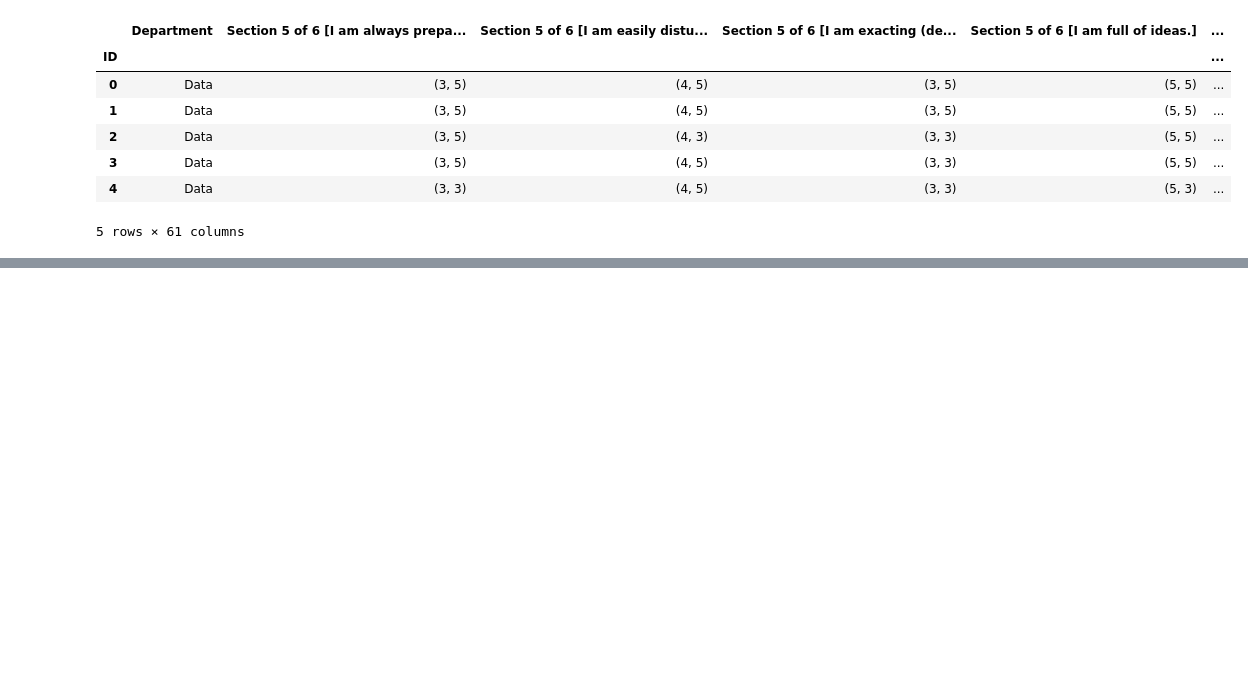
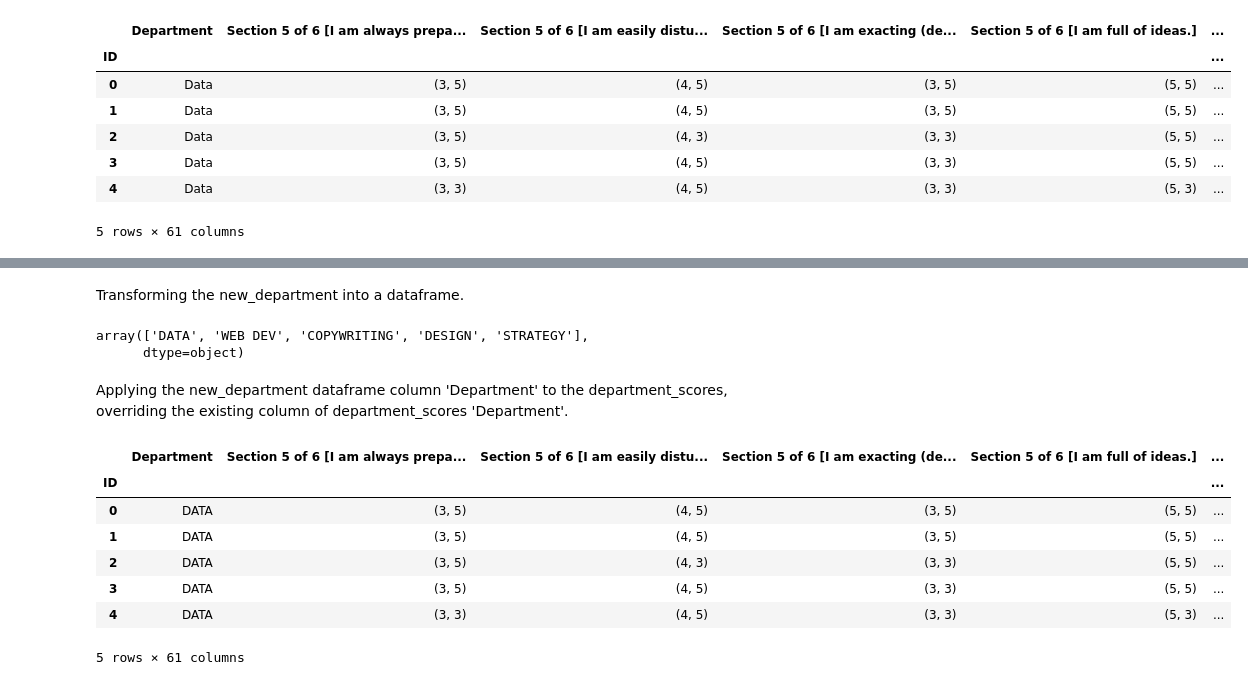
Before and after one commit to Andy-Nkumane/data-wrangling-functional-programming, a Jupyter notebook: Data wrangling - functional programming.ipynb, the cells around one changed output, grey strips where cells are left out. Drawn from its saved outputs; the diff is of its cells as text; code cells hidden in the pictures; blank space fills up the shorter version.

```diff
--- a/Data wrangling - functional programming.ipynb
+++ b/Data wrangling - functional programming.ipynb
@@ -312,5 +343,6 @@ subscales.head()
 # %%
-pd.concat([new_department, new_scores, subscales], axis=1).head()
+department_scores = pd.concat([new_department, new_scores, subscales], axis=1)
+department_scores.head()
 # %% [output]
 |  | Department | Section 5 of 6 [I am always prepa... | Section 5 of 6 [I am easily distu... | Section 5 of 6 [I am exacting (de... | Section 5 of 6 [I am full of ideas.] | ... |
 | ID |  |  |  |  |  | ... |
@@ -346,3 +382,22 @@ new_department.head()
+# %% [markdown]
+Transforming the new_department into a dataframe.
 # %%
 new_department = pd.DataFrame(new_department)
-new_department['Department']
+new_department['Department'].unique()
+# %% [output]
+array(['DATA', 'WEB DEV', 'COPYWRITING', 'DESIGN', 'STRATEGY'],
+      dtype=object)
+# %% [markdown]
+Applying the new_department dataframe column 'Department' to the department_scores, overriding the existing column of department_scores 'Department'.
+# %%
+department_scores['Department'] = new_department['Department'].apply(upcase)
+department_scores.head()
+# %% [output]
+|  | Department | Section 5 of 6 [I am always prepa... | Section 5 of 6 [I am easily distu... | Section 5 of 6 [I am exacting (de... | Section 5 of 6 [I am full of ideas.] | ... |
+| ID |  |  |  |  |  | ... |
+| 0 | DATA | (3, 5) | (4, 5) | (3, 5) | (5, 5) | ... |
+| 1 | DATA | (3, 5) | (4, 5) | (3, 5) | (5, 5) | ... |
+| 2 | DATA | (3, 5) | (4, 3) | (3, 3) | (5, 5) | ... |
+| 3 | DATA | (3, 5) | (4, 5) | (3, 3) | (5, 5) | ... |
+| 4 | DATA | (3, 3) | (4, 5) | (3, 3) | (5, 3) | ... |
+5 rows × 61 columns
```
Also changed, not shown: parts of 34 cells of this notebook.
